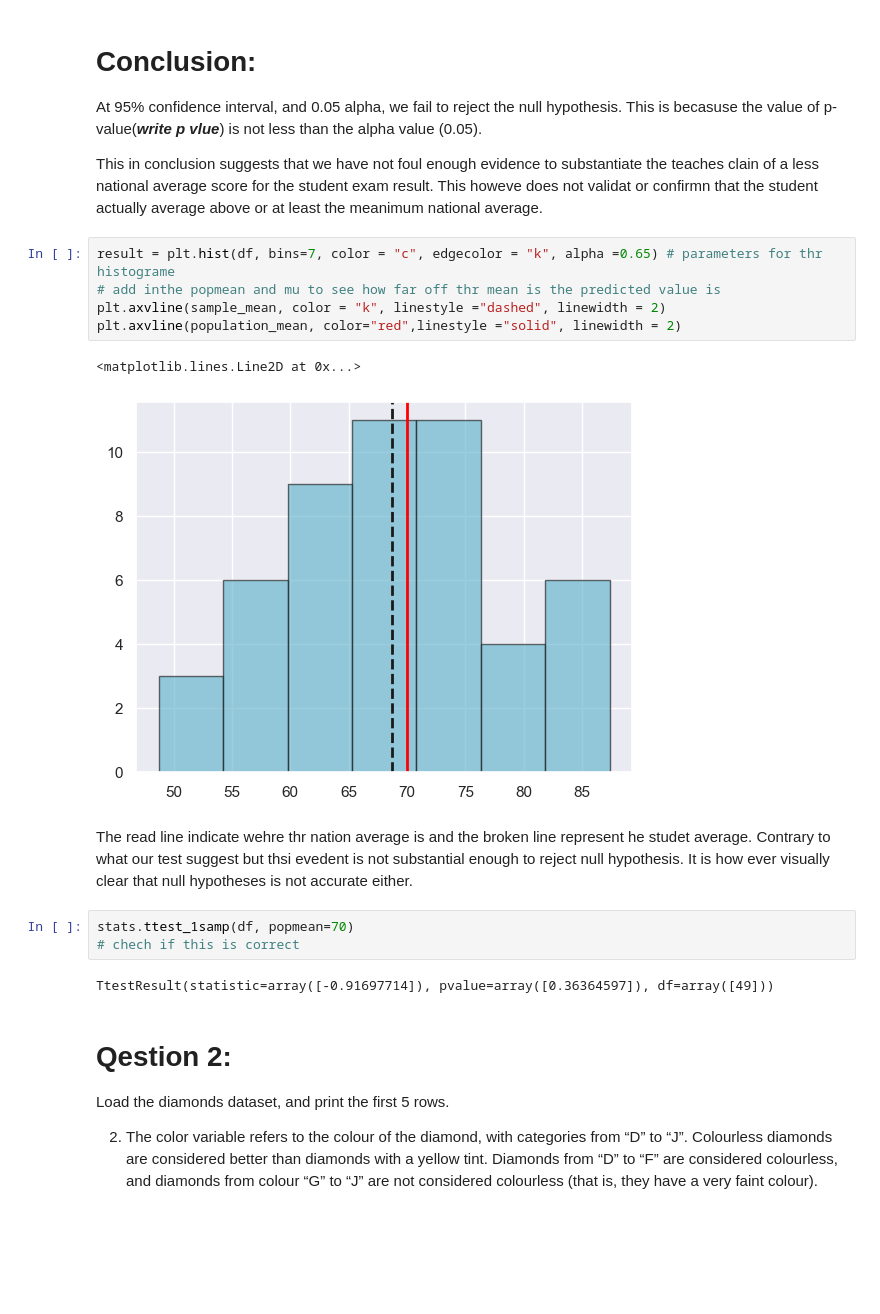
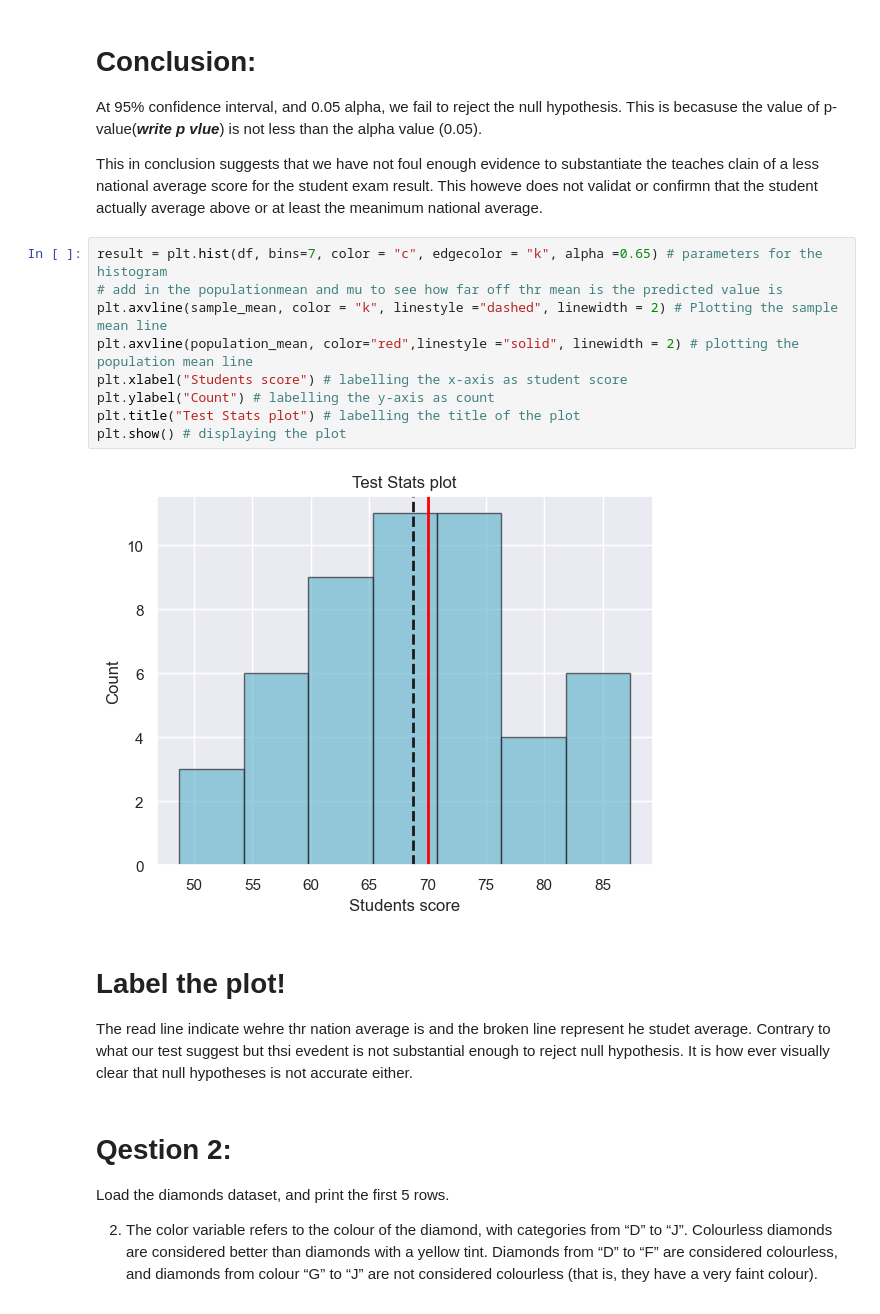
Before and after one commit to Ayomide-ola/Statistics_for_DA, a Jupyter notebook: CA_2/Hypotesis_testing_CA2.ipynb, the cells around one changed output. Drawn from its saved outputs; the diff is of its cells as text; blank space fills up the shorter version.

```diff
--- a/CA_2/Hypotesis_testing_CA2.ipynb
+++ b/CA_2/Hypotesis_testing_CA2.ipynb
@@ -157,20 +212,19 @@ At 95% confidence interval, and 0.05 alpha, we fail to reject the null hypothesi
 
 This in conclusion suggests that we have not foul enough evidence to substantiate the teaches clain of a less national average score for the student exam result. This howeve does not validat or confirmn that the student actually average above or at least the meanimum national average.
 # %%
-result = plt.hist(df, bins=7, color = "c", edgecolor = "k", alpha =0.65) # parameters for thr histograme
-# add inthe popmean and mu to see how far off thr mean is the predicted value is
-plt.axvline(sample_mean, color = "k", linestyle ="dashed", linewidth = 2)
-plt.axvline(population_mean, color="red",linestyle ="solid", linewidth = 2)
+result = plt.hist(df, bins=7, color = "c", edgecolor = "k", alpha =0.65) # parameters for the histogram
+# add in the populationmean and mu to see how far off thr mean is the predicted value is
+plt.axvline(sample_mean, color = "k", linestyle ="dashed", linewidth = 2) # Plotting the sample mean line
+plt.axvline(population_mean, color="red",linestyle ="solid", linewidth = 2) # plotting the population mean line
+plt.xlabel("Students score") # labelling the x-axis as student score
+plt.ylabel("Count") # labelling the y-axis as count
+plt.title("Test Stats plot") # labelling the title of the plot
+plt.show() # displaying the plot
 # %% [output]
-<matplotlib.lines.Line2D at 0x...>
-[figure, old version]
+[figure, new version]
 # %% [markdown]
+# Label the plot!
 The read line indicate wehre thr nation average is and the broken line represent he studet average. Contrary to what our test suggest but thsi evedent is not substantial enough to reject null hypothesis. It is how ever visually clear that null hypotheses is not accurate either.
-# %%
-stats.ttest_1samp(df, popmean=70)
-# chech if this is correct
-# %% [output]
-TtestResult(statistic=array([-0.91697714]), pvalue=array([0.36364597]), df=array([49]))
 # %% [markdown]
 # Qestion 2:
 Load the diamonds dataset, and print the first 5 rows.
```
Also changed, not shown: parts of 57 cells of this notebook.
